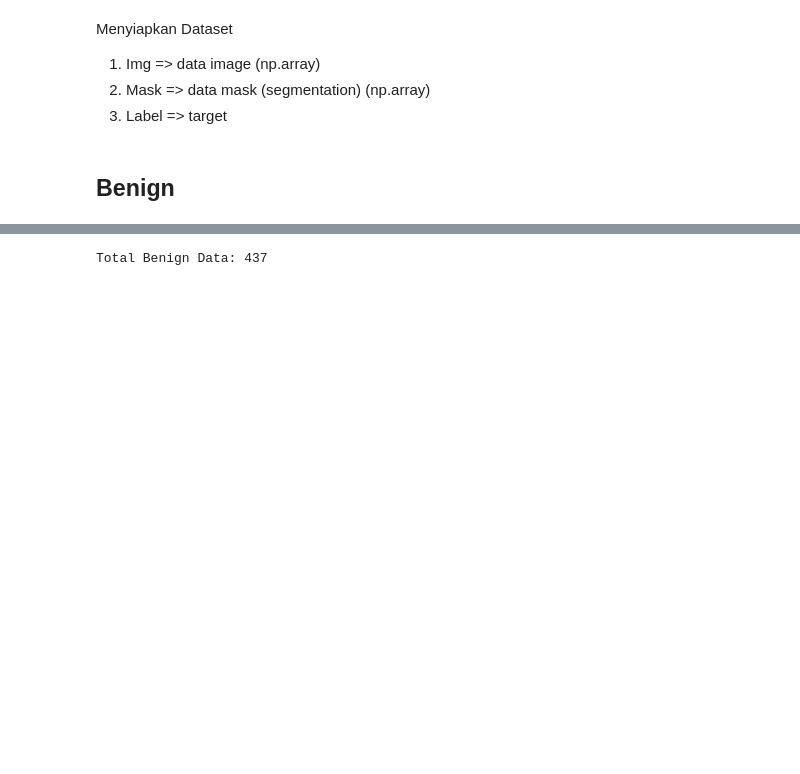
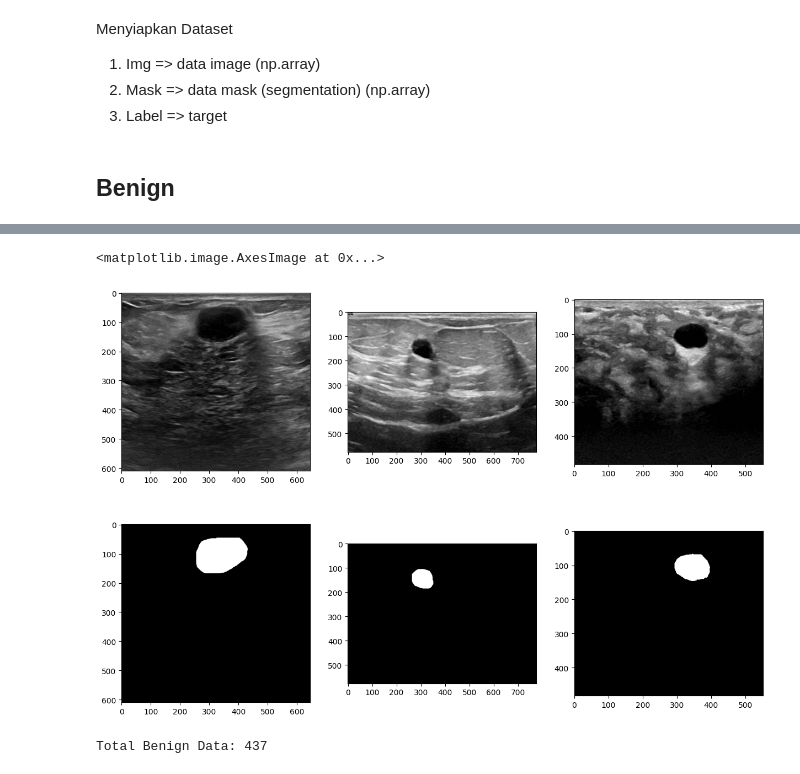
Before and after one commit to azhar416/kk-reimplement, a Jupyter notebook: DataPreprocess.ipynb, the cells around one changed output, grey strips where cells are left out. Saved outputs shown, nothing was run; the diff lists cells and outputs as text; code cells hidden in the pictures; blank space fills up the shorter version.

Commit message:
add data visual

```diff
--- a/DataPreprocess.ipynb
+++ b/DataPreprocess.ipynb
@@ -63,3 +83,24 @@ normal_dir = dataset_dir + 'normal/'
+# %%
+img1 = plt.imread(benign_dir + 'benign (121).png')
+img2 = plt.imread(benign_dir + 'benign (78).png')
+img3 = plt.imread(benign_dir + 'benign (132).png')
+
+mask1 = plt.imread(benign_dir + 'benign (121)_mask.png')
+mask2 = plt.imread(benign_dir + 'benign (78)_mask.png')
+mask3 = plt.imread(benign_dir + 'benign (132)_mask.png')
+# %%
+# Output sample from U-Net Architecture
+fig, ax = plt.subplots(2, 3, figsize=(15, 10))
+ax[0,0].imshow(img1, cmap='grey')
+ax[0,1].imshow(img2, cmap='grey')
+ax[0,2].imshow(img3, cmap='grey')
+
+ax[1,0].imshow(mask1, cmap='grey')
+ax[1,1].imshow(mask2, cmap='grey')
+ax[1,2].imshow(mask3, cmap='grey')
+# %% [output]
+<matplotlib.image.AxesImage at 0x...>
+[figure, added]
 # %%
 # 1. Store image names
 # Get all the file names
```
Also changed, not shown: parts of 7 cells of this notebook.
